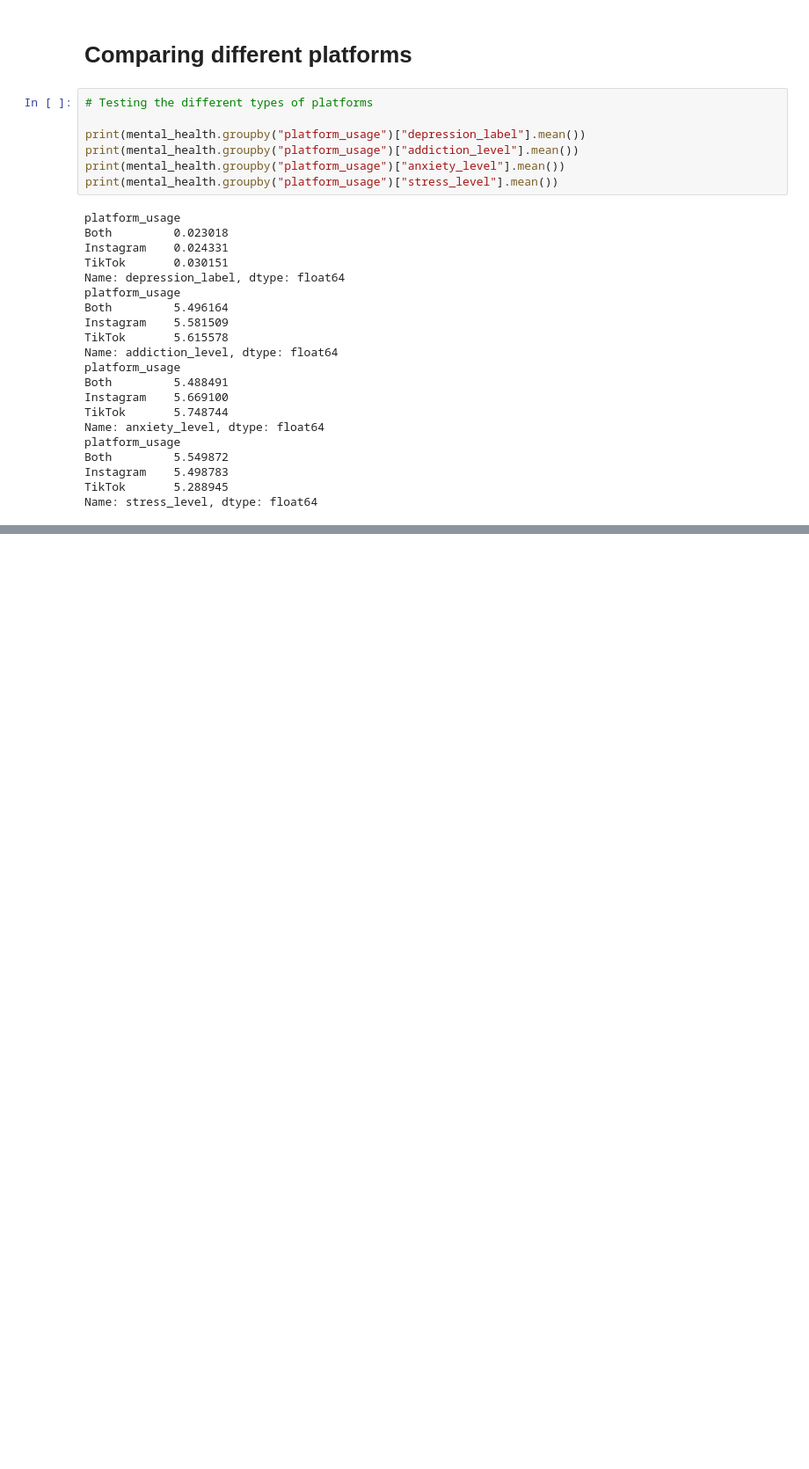
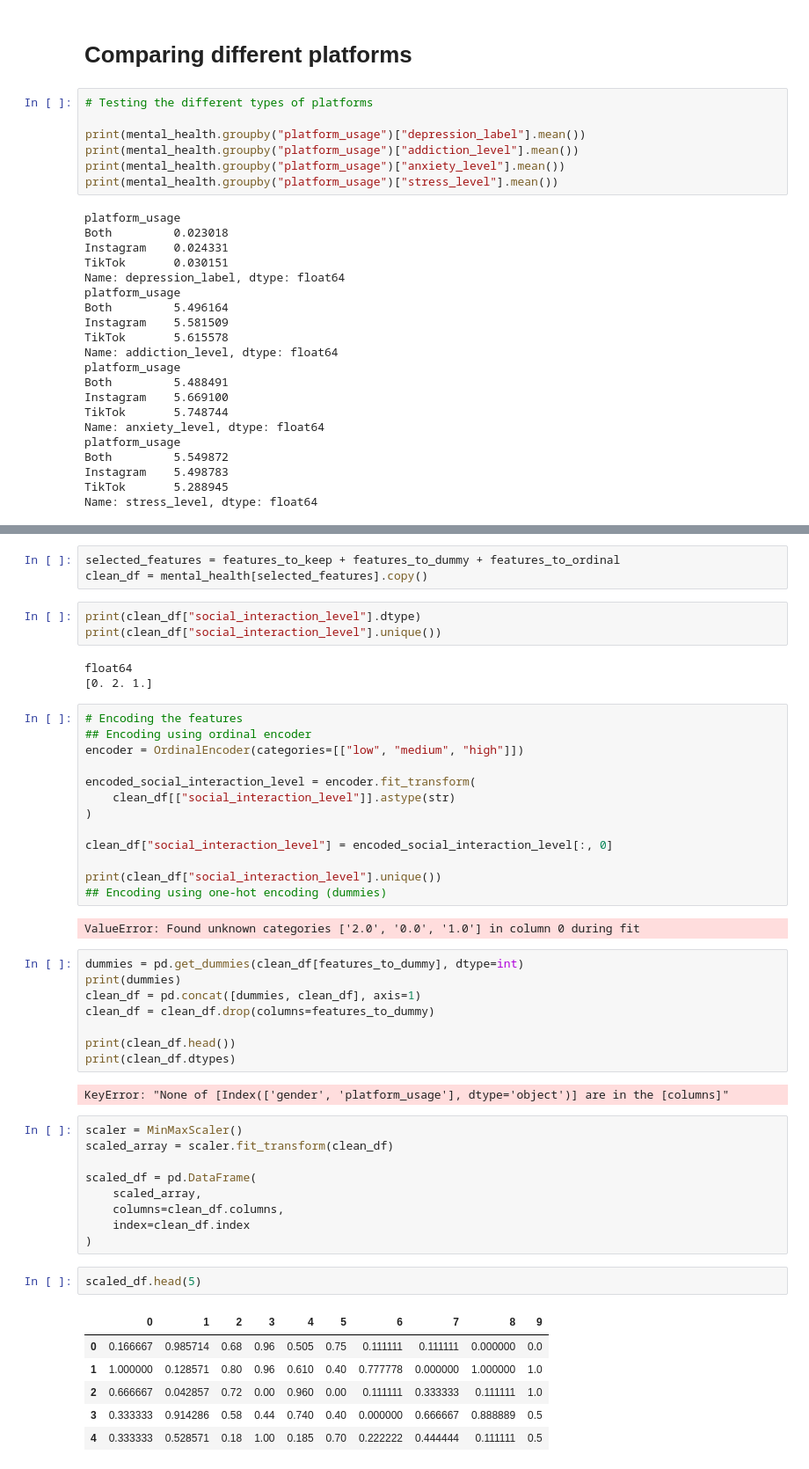
Before and after one commit to Leow14/Social-Media-Impact, a Jupyter notebook: Data analysis/Notebooks/primary_analysis.ipynb, the cells around one changed output, grey strips where cells are left out. Shown at 88% size. Cells and saved outputs as stored; diff of their text form; blank space fills up the shorter version.

Commit message:
Preprocessing the data on the df.

```diff
--- a/Data analysis/Notebooks/primary_analysis.ipynb
+++ b/Data analysis/Notebooks/primary_analysis.ipynb
@@ -541,0 +608,52 @@ Name: stress_level, dtype: float64
+# %%
+selected_features = features_to_keep + features_to_dummy + features_to_ordinal
+clean_df = mental_health[selected_features].copy()
+# %%
+print(clean_df["social_interaction_level"].dtype)
+print(clean_df["social_interaction_level"].unique())
+# %% [output]
+float64
+[0. 2. 1.]
+# %%
+# Encoding the features
+## Encoding using ordinal encoder
+encoder = OrdinalEncoder(categories=[["low", "medium", "high"]])
+
+encoded_social_interaction_level = encoder.fit_transform(
+    clean_df[["social_interaction_level"]].astype(str)
+)
+
+clean_df["social_interaction_level"] = encoded_social_interaction_level[:, 0]
+
+print(clean_df["social_interaction_level"].unique())
+## Encoding using one-hot encoding (dummies)
+# %% [output]
+ValueError: Found unknown categories ['2.0', '0.0', '1.0'] in column 0 during fit
+# %%
+dummies = pd.get_dummies(clean_df[features_to_dummy], dtype=int)
+print(dummies)
+clean_df = pd.concat([dummies, clean_df], axis=1)
+clean_df = clean_df.drop(columns=features_to_dummy)
+
+print(clean_df.head())
+print(clean_df.dtypes)
+# %% [output]
+KeyError: "None of [Index(['gender', 'platform_usage'], dtype='object')] are in the [columns]"
+# %%
+scaler = MinMaxScaler()
+scaled_array = scaler.fit_transform(clean_df)
+
+scaled_df = pd.DataFrame(
+    scaled_array,
+    columns=clean_df.columns,
+    index=clean_df.index
+)
+# %%
+scaled_df.head(5)
+# %% [output]
+|  | 0 | 1 | 2 | 3 | 4 | 5 | 6 | 7 | 8 | 9 |
+| 0 | 0.166667 | 0.985714 | 0.68 | 0.96 | 0.505 | 0.75 | 0.111111 | 0.111111 | 0.000000 | 0.0 |
+| 1 | 1.000000 | 0.128571 | 0.80 | 0.96 | 0.610 | 0.40 | 0.777778 | 0.000000 | 1.000000 | 1.0 |
+| 2 | 0.666667 | 0.042857 | 0.72 | 0.00 | 0.960 | 0.00 | 0.111111 | 0.333333 | 0.111111 | 1.0 |
+| 3 | 0.333333 | 0.914286 | 0.58 | 0.44 | 0.740 | 0.40 | 0.000000 | 0.666667 | 0.888889 | 0.5 |
+| 4 | 0.333333 | 0.528571 | 0.18 | 1.00 | 0.185 | 0.70 | 0.222222 | 0.444444 | 0.111111 | 0.5 |
```
Also changed, not shown: parts of 7 cells of this notebook, 1 other file.
